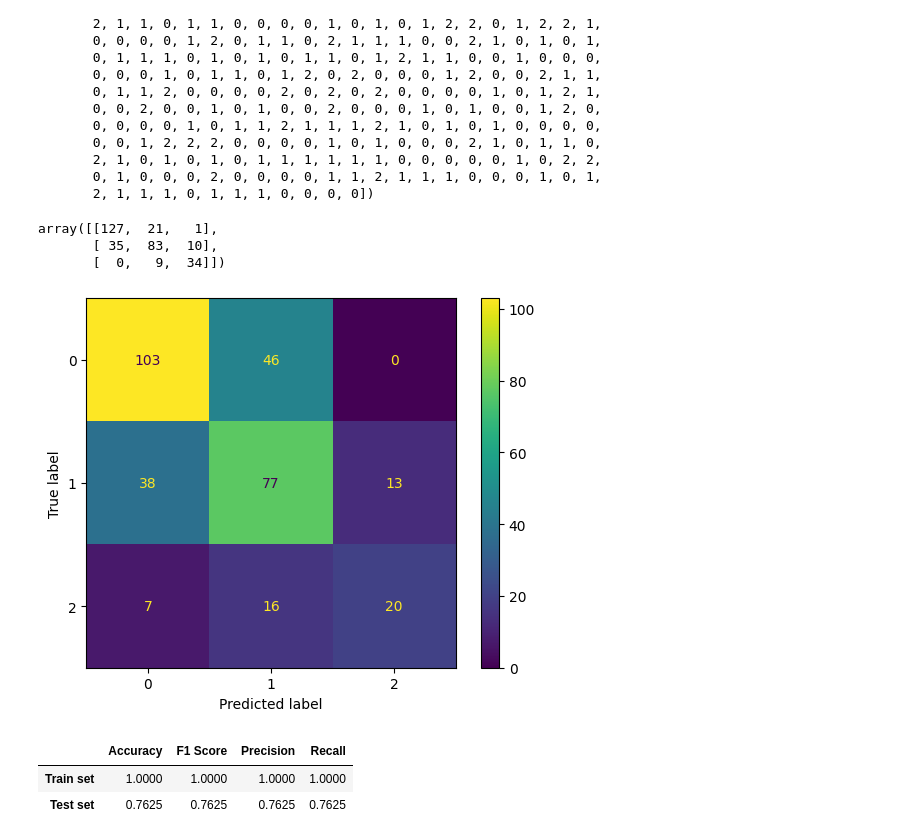
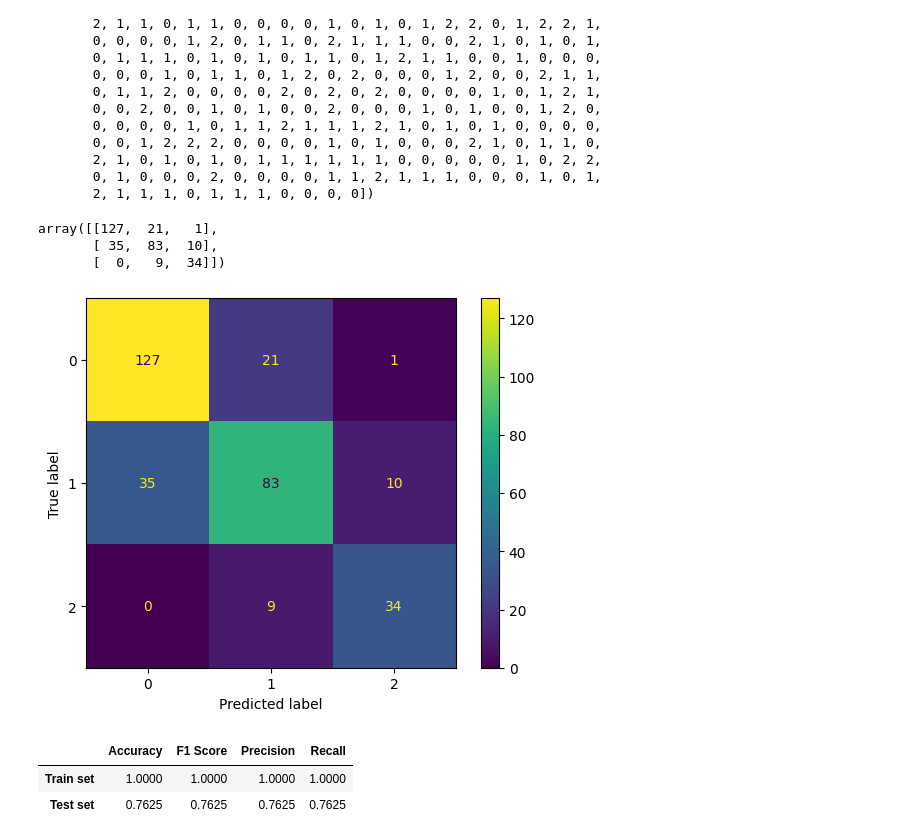
Before and after one commit to 4GeeksAcademy/Elreno23-machine-learning-python-template, a Jupyter notebook: src/08-k-nearest-neighbours-winequality-red.ipynb, the cells around one changed output. Saved outputs shown, nothing was run; the diff lists cells and outputs as text; code cells hidden in the pictures.

```diff
--- a/src/08-k-nearest-neighbours-winequality-red.ipynb
+++ b/src/08-k-nearest-neighbours-winequality-red.ipynb
@@ -189,13 +204,13 @@ array([1, 0, 0, 0, 1, 1, 0, 0, 1, 2, 0, 1, 0, 0, 0, 2, 0, 0, 2, 0, 1, 1,
        2, 1, 1, 1, 0, 1, 1, 1, 0, 0, 0, 0])
 # %%
 cm = confusion_matrix(y_test, y_pred_test)
-ConfusionMatrixDisplay.from_estimator(model, X_test_scaled, y_test)
+ConfusionMatrixDisplay.from_estimator(search, X_test_scaled, y_test)
 cm
 # %% [output]
 array([[127,  21,   1],
        [ 35,  83,  10],
        [  0,   9,  34]])
-[figure, old version]
+[figure, new version]
 # %%
 def get_classifier_metrics(y_predict_test, y_test, y_predict_train, y_train, average='micro'):
     metrics_train = (accuracy_score(y_train, y_predict_train),
```
Also changed, not shown: parts of 5 cells of this notebook.
